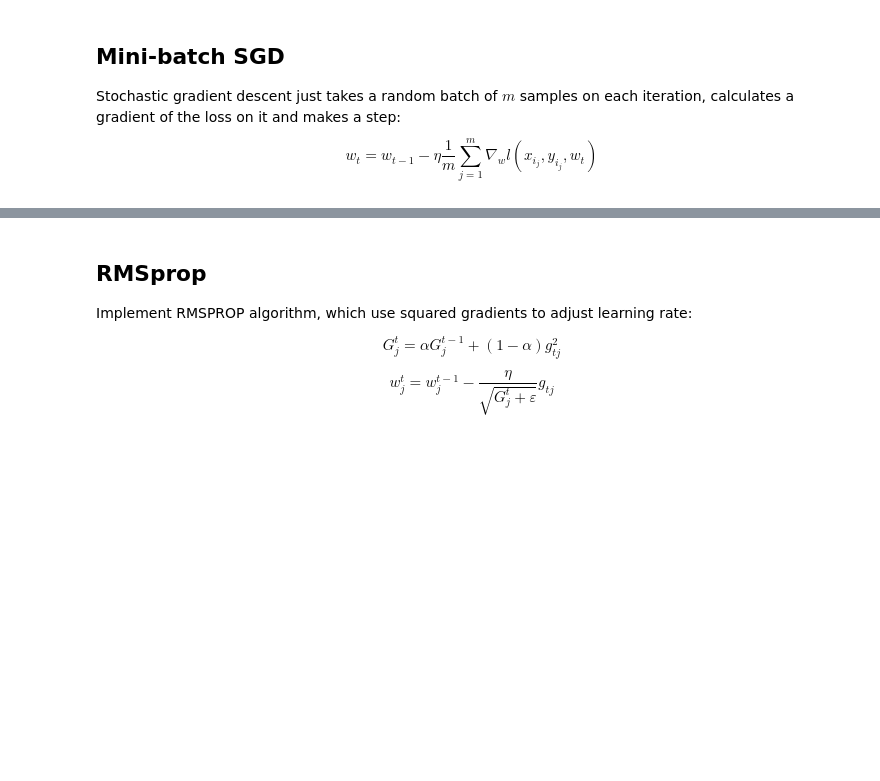
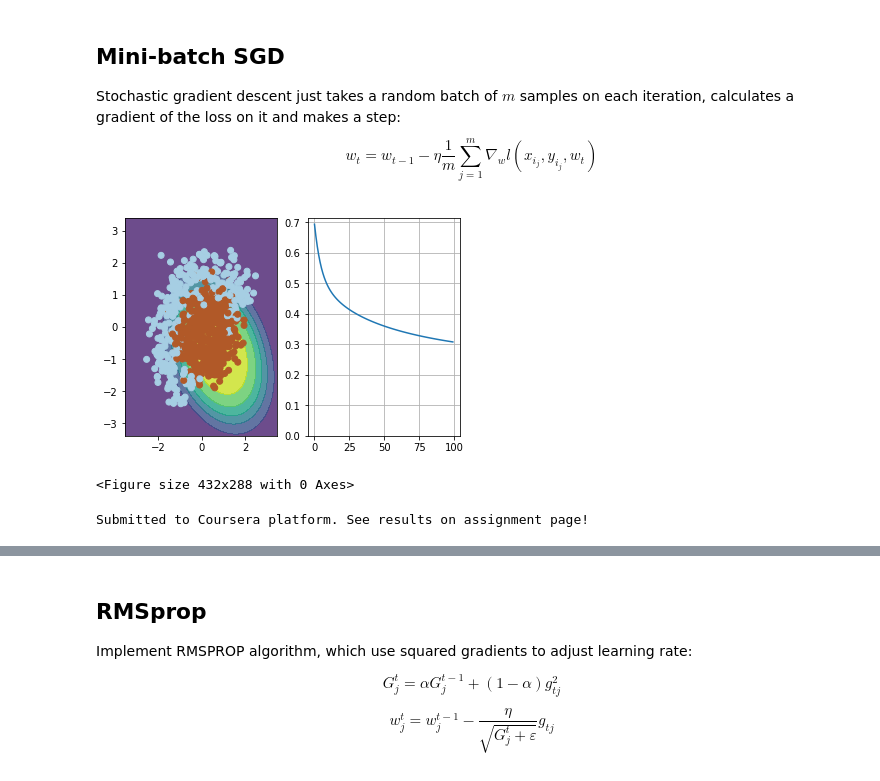
Before and after one commit to JPLAVALLEY/Advanced_Machine_Learning, a Jupyter notebook: Copy_of_week01_pa.ipynb, the cells around one changed output, grey strips where cells are left out. Drawn from its saved outputs; the diff is of its cells as text; code cells hidden in the pictures; blank space fills up the shorter version.

```diff
--- a/Copy_of_week01_pa.ipynb
+++ b/Copy_of_week01_pa.ipynb
@@ -216,7 +216,10 @@ def compute_grad(X, y, w):
     Keep in mind that our loss is averaged over all samples (rows) in X.
     """
 
-    # TODO<your code here>
+    l = X.shape[0]
+    prob = probability(X, w)
+
+    return 1/l * np.dot(X.T, (prob - y))
 # %%
 # use output of this cell to fill answer field
 ans_part3 = np.linalg.norm(compute_grad(X_expanded, y, dummy_weights))
@@ -268,27 +275,30 @@ $$ w_t = w_{t-1} - \eta \dfrac{1}{m} \sum_{j=1}^m \nabla_w l(x_{i_j}, y_{i_j}, w
 # %%
 # please use np.random.seed(42), eta=0.1, n_iter=100 and batch_size=4 for deterministic results
 
 np.random.seed(42)
 w = np.array([0, 0, 0, 0, 0, 1])
 
 eta= 0.1 # learning rate
 
 n_iter = 100
 batch_size = 4
 loss = np.zeros(n_iter)
 plt.figure(figsize=(12, 5))
 
 for i in range(n_iter):
     ind = np.random.choice(X_expanded.shape[0], batch_size)
     loss[i] = compute_loss(X_expanded, y, w)
     if i % 10 == 0:
         visualize(X_expanded[ind, :], y[ind], w, loss)
 
     # Keep in mind that compute_grad already does averaging over batch for you!
-    # TODO:<your code here>
+    w = w - eta * compute_grad(X_expanded, y, w)
 
 visualize(X, y, w, loss)
 plt.clf()
+# %% [output]
+[figure, added]
+<Figure size 432x288 with 0 Axes>
 # %%
 # use output of this cell to fill answer field
 
@@ -299,6 +309,8 @@ grader.set_answer("ToK7N", ans_part4)
 # %%
 # you can make submission with answers so far to check yourself at this stage
 grader.submit(COURSERA_EMAIL, COURSERA_TOKEN)
+# %% [output]
+Submitted to Coursera platform. See results on assignment page!
 # %% [markdown]
 ## SGD with momentum
 
```
Also changed, not shown: parts of 4 cells of this notebook.
